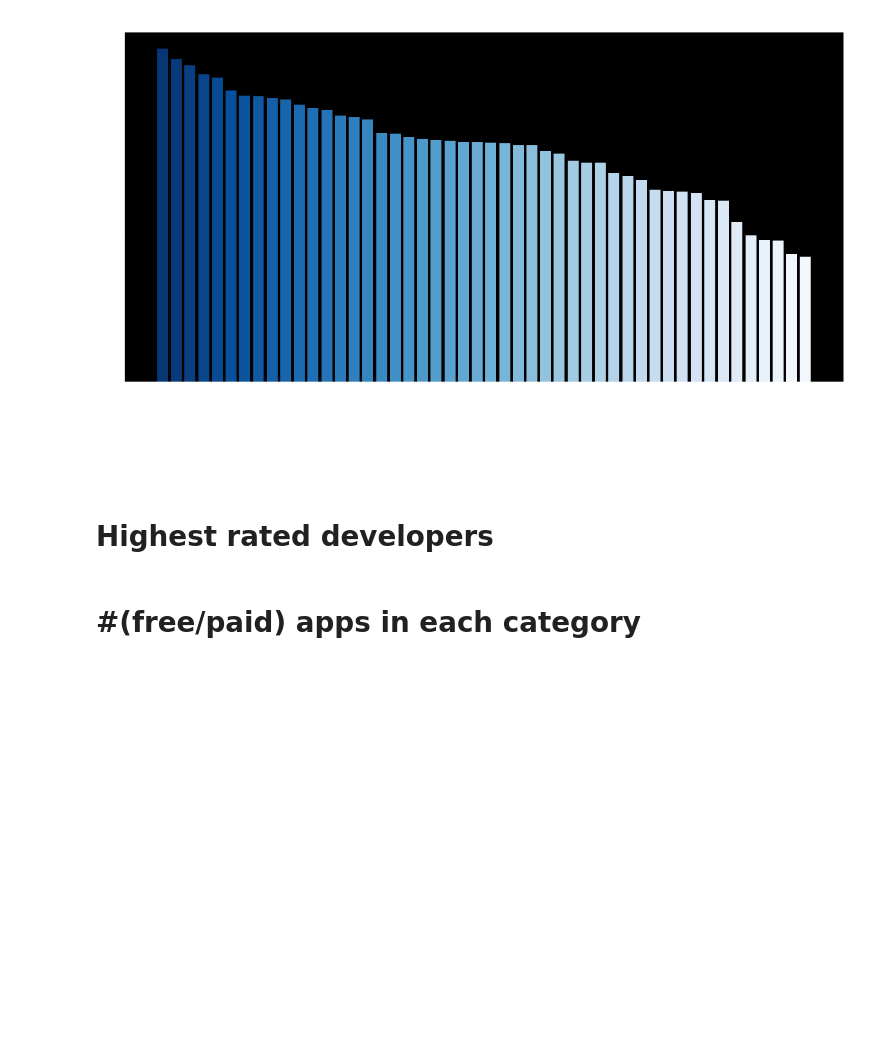
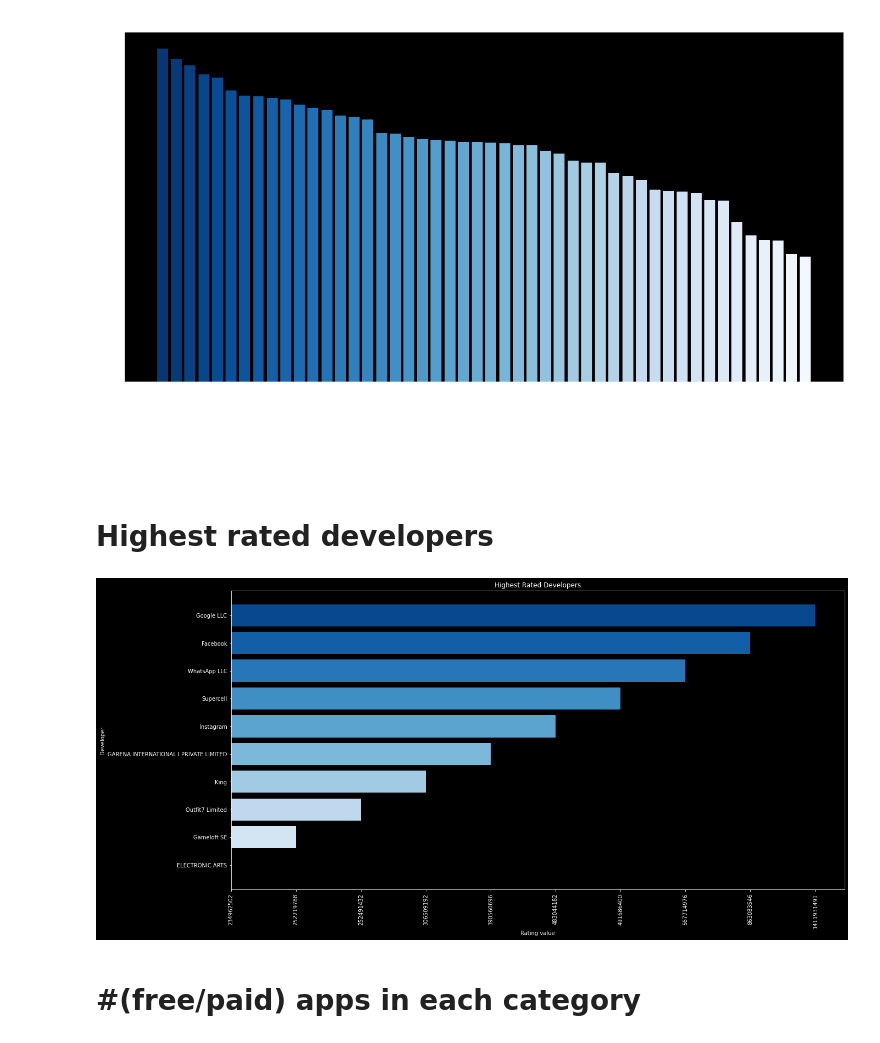
Before and after one commit to aymanreda56/XL-Data, a Jupyter notebook: DataAnalysis/DescriptiveAnalysis/DescriptiveAnalysis.ipynb, the cells around one changed output. Saved outputs shown, nothing was run; the diff lists cells and outputs as text; code cells hidden in the pictures; blank space fills up the shorter version.

```diff
--- a/DataAnalysis/DescriptiveAnalysis/DescriptiveAnalysis.ipynb
+++ b/DataAnalysis/DescriptiveAnalysis/DescriptiveAnalysis.ipynb
@@ -235,20 +235,22 @@ utils.plots(categories, ratings, "Category", "Average Rating",\
 # %% [markdown]
 # Highest rated developers
 # %%
-developer_rates= rdd.filter(lambda x: x.split(',')[13] != '' and x.split(',')[3] != '')\
-        .map(lambda x: (x.split(',')[13], x.split(',')[3]))\
-        .mapValues(lambda x: (float(x), 1))\
-        .reduceByKey(lambda x,y: (x[0]+y[0], x[1]+y[1]))\
-        .mapValues(lambda x: x[0]/x[1])\
+developer_rates= rdd.filter(lambda x: x.split(',')[13] != '' and x.split(',')[3] != '' and x.split(',')[4]!='')\
+        .map(lambda x: (x.split(',')[13], (x.split(',')[3],x.split(',')[4])))\
+        .mapValues(lambda x: (float(x[0]), 1, float(x[1])))\
+        .reduceByKey(lambda x,y: (x[0]+y[0], x[1]+y[1],x[2]+y[2]))\
+        .mapValues(lambda x: (x[0]*x[2],x[1]))\
+        .mapValues(lambda x: int(x[0]/x[1]))\
         .sortBy(lambda x: x[1], ascending=False)
 # %%
-# dev_rates= np.array(developer_rates.collect())
-# top_10_developers= dev_rates[:10]
-# top_10_developers= np.array(top_10_developers)
-# top_10_developers= np.flip(top_10_developers, 0)
+dev_rates= np.array(developer_rates.collect())
+top_10_developers= dev_rates[:10]
+top_10_developers= np.flip(top_10_developers, 0)
 
-# utils.plots(top_10_developers[:,0], top_10_developers[:,1], "Developer",\
-#             "Rating", "Highest Rated Developers", horizontal=True)
+utils.plots(top_10_developers[:,0], top_10_developers[:,1], "Developer",\
+            "Rating value", "Highest Rated Developers", horizontal=True)
+# %% [output]
+[figure, added]
 # %% [markdown]
 # #(free/paid) apps in each category
 # %%
```
Also changed, not shown: parts of 2 cells of this notebook.
